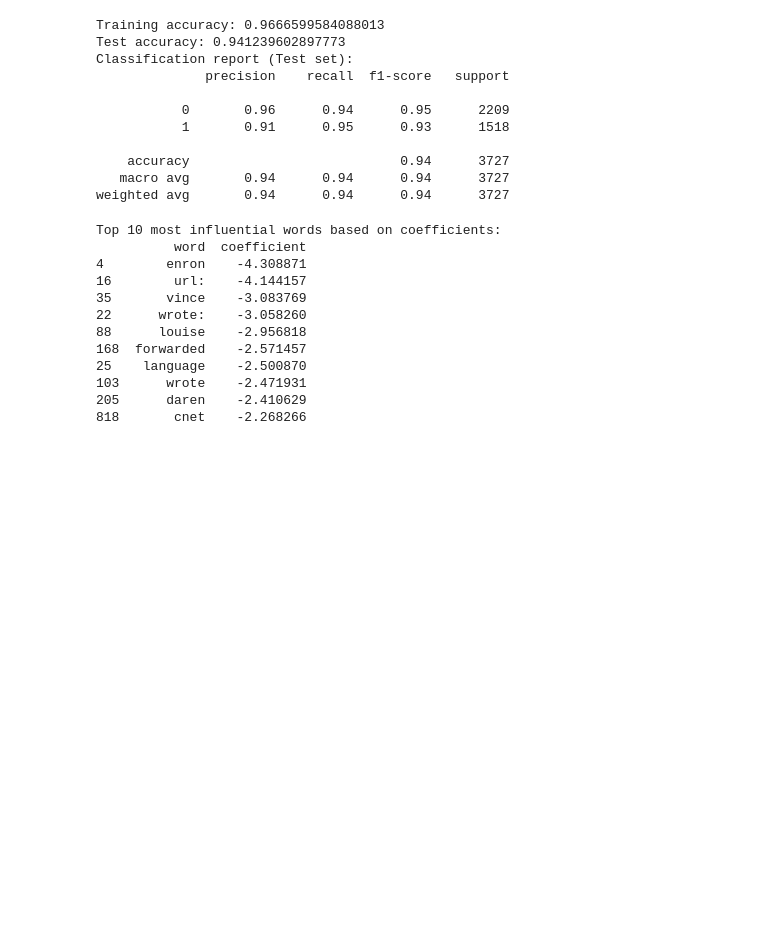
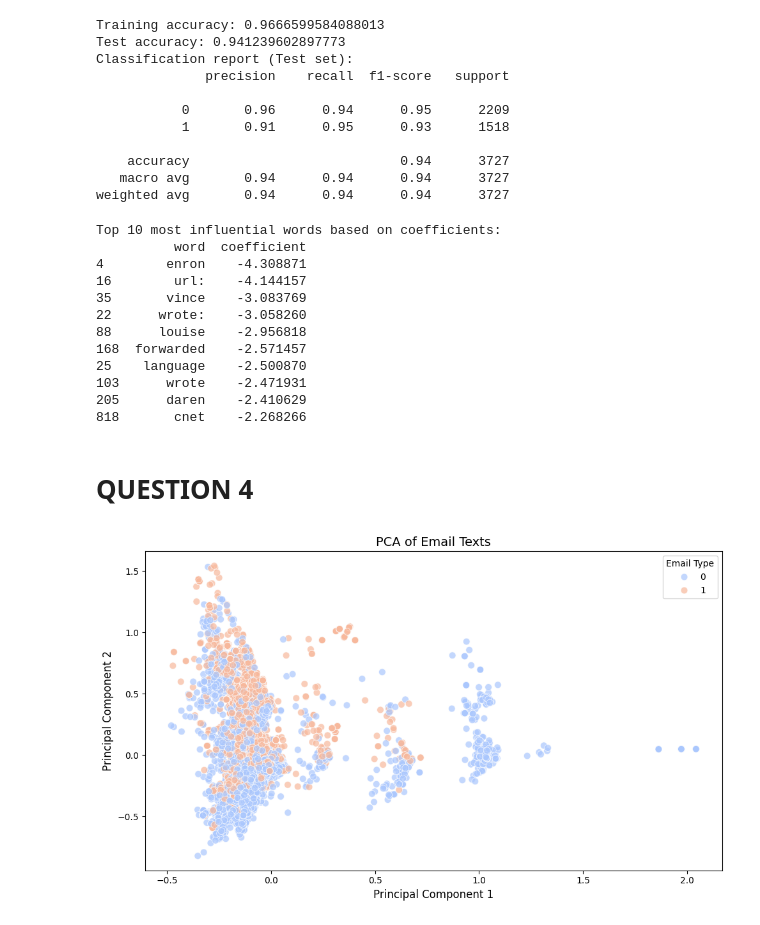
Before and after one commit to oak50/PCA, a Jupyter notebook: 05_PCA/homework.ipynb, the cells around one changed output. Drawn from its saved outputs; the diff is of its cells as text; code cells hidden in the pictures; blank space fills up the shorter version.

```diff
--- a/05_PCA/homework.ipynb
+++ b/05_PCA/homework.ipynb
@@ -146,3 +146,40 @@ Top 10 most influential words based on coefficients:
 103      wrote    -2.471931
 205      daren    -2.410629
 818       cnet    -2.268266
+# %% [markdown]
+# QUESTION 4
+# %%
+# code generated with help from chat gpt
+
+from sklearn.decomposition import PCA
+
+# Load the dataset (assuming you've already loaded df as shown earlier)
+file_path = '/workspace/PCA/05_PCA/Phishing_clean.parquet'
+df = pd.read_parquet(file_path)
+
+# Separate the features (excluding Email Type) and target variable
+X = df.drop(columns=['Email Type'])  # One-hot-encoded tokens (features)
+y = df['Email Type']  # Email Type is the target variable
+
+# Perform PCA to reduce to two components
+pca = PCA(n_components=2)
+X_pca = pca.fit_transform(X)
+
+# Create a DataFrame with the PCA components and the target variable for hue
+pca_df = pd.DataFrame(X_pca, columns=['PC1', 'PC2'])
+pca_df['Email Type'] = y  # Add the target variable for coloring the points
+
+# Plot the first two principal components, with hue based on the Email Type
+plt.figure(figsize=(10, 6))
+sns.scatterplot(data=pca_df, x='PC1', y='PC2', hue='Email Type', palette='coolwarm', s=60, alpha=0.7)
+
+# Add labels and title
+plt.title('PCA of Email Texts', fontsize=14)
+plt.xlabel('Principal Component 1', fontsize=12)
+plt.ylabel('Principal Component 2', fontsize=12)
+
+# Show the plot
+plt.tight_layout()
+plt.show()
+# %% [output]
+[figure, added]
```
Also changed, not shown: parts of 6 cells of this notebook.
